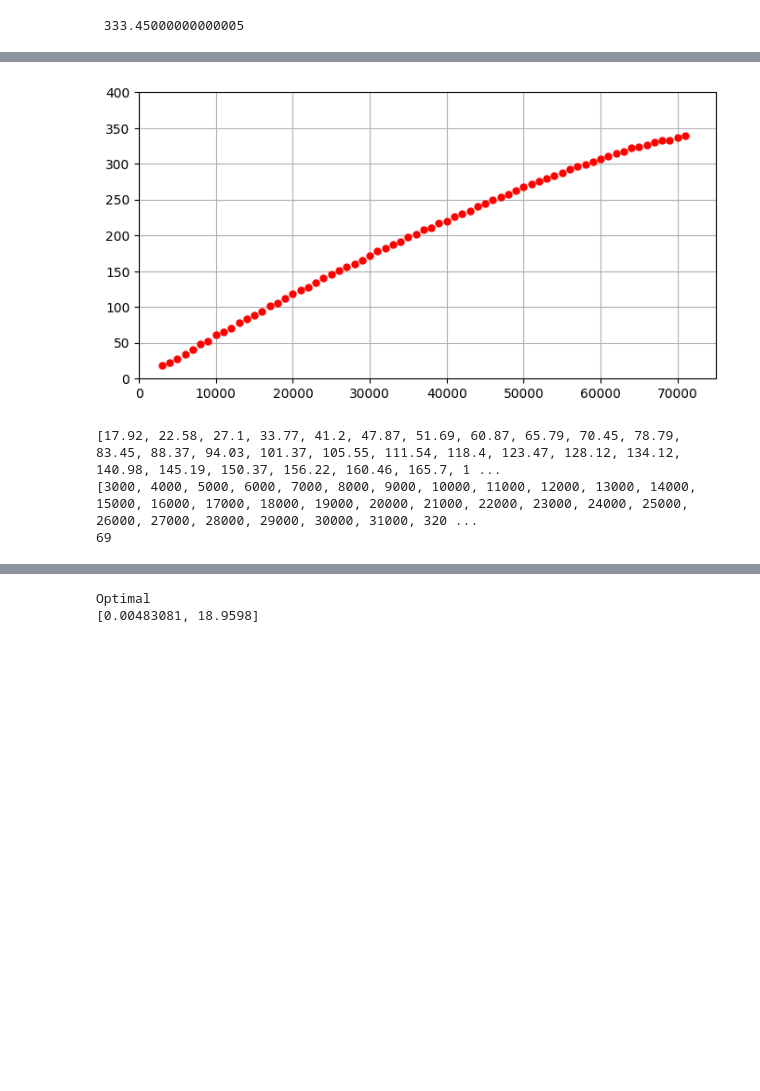
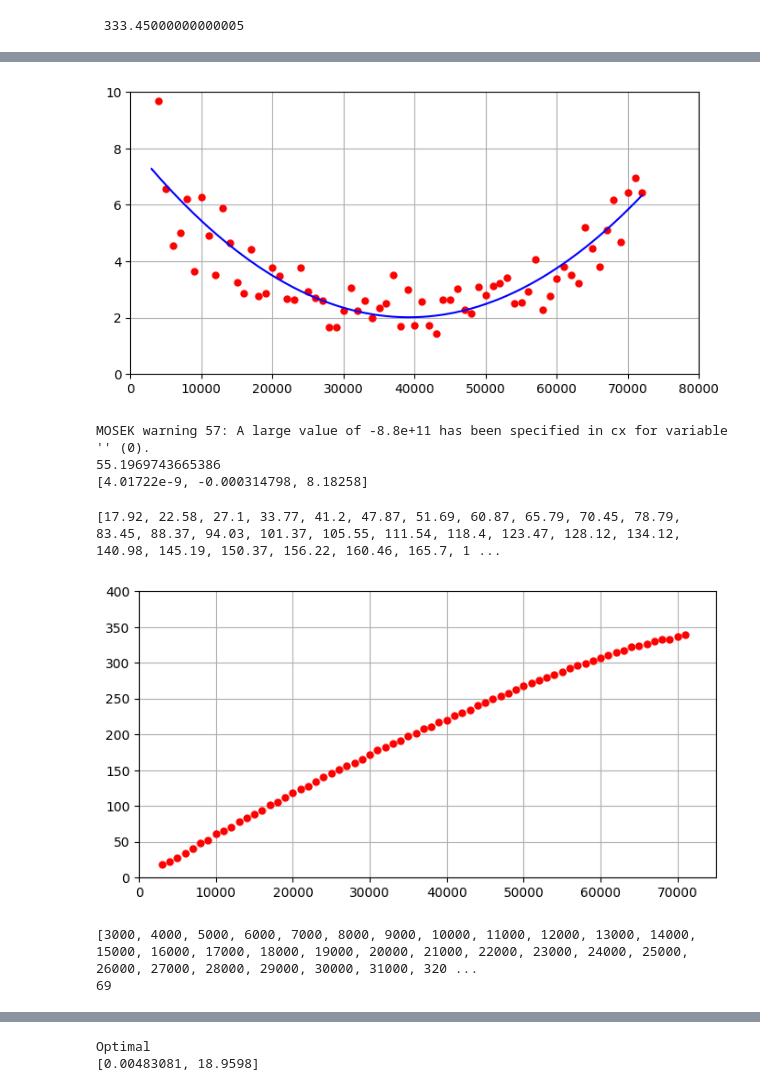
Before and after one commit to Shabehehe/524Final, a Jupyter notebook: Optimize.ipynb, the cells around one changed output, grey strips where cells are left out. Drawn from its saved outputs; the diff is of its cells as text; code cells hidden in the pictures; blank space fills up the shorter version.

```diff
--- a/Optimize.ipynb
+++ b/Optimize.ipynb
@@ -688,4 +673,43 @@ points = result[3:71]
+# %%
+m = Model(solver=MosekSolver(LOG=0))
+#m = Model(solver=GurobiSolver(OutputFlag=0))
+#m = Model(solver=GurobiSolver(OutputFlag=1,NumericFocus=2))    # extra option to do extra numerical conditioning
+#m = Model(solver=GurobiSolver(OutputFlag=1,BarHomogeneous=1))  # extra option to use alternative algorithms
+
+@variable(m, u[1:3])
+#@constraint(m, u[1] == 0)
+
+@objective(m, Min, sum(  ((y[i] - (u[1]*(x[i]^2) + u[2]*x[i] + u[3]))^2) for i in 1:69)  )
+
+status = solve(m)
+
+uopt = getvalue(u)
+#yopt = getvalue(y)
+
+using PyPlot
+npts = 70
+    newx = x #linspace(0,10,npts)
+newy = ones(npts)
+#ffine = ones(npts)
+for i in 1:npts
+        newy[i] = uopt[1]*x[i]^2+uopt[2]*x[i] + uopt[3] #uopt[1]*newx[i]^2 + uopt[2]*newx[2] + uopt[3]
+    end
+
+figure(figsize=(8,4))
+plot( x, y, "r.", markersize=10)
+plot( newx, newy, "b-")
+axis([0,80000,0,10])
+grid()
+println(getobjectivevalue(m))
+
+println(getvalue(u))
+# %% [output]
+[figure, added]
+MOSEK warning 57: A large value of -8.8e+11 has been specified in cx for variable '' (0).
+55.1969743665386
+[4.01722e-9, -0.000314798, 8.18258]
 # %%
+points = result[3:71]
 y = points
 x = collect(3000:1000:71000)
 println(y)
@@ -697,8 +721,8 @@ plot(x,y,"r.", markersize=10)
 axis([0,75000,0,400])
 grid("on")
 # %% [output]
+[17.92, 22.58, 27.1, 33.77, 41.2, 47.87, 51.69, 60.87, 65.79, 70.45, 78.79, 83.45, 88.37, 94.03, 101.37, 105.55, 111.54, 118.4, 123.47, 128.12, 134.12, 140.98, 145.19, 150.37, 156.22, 160.46, 165.7, 1 ...
 [figure]
-[17.92, 22.58, 27.1, 33.77, 41.2, 47.87, 51.69, 60.87, 65.79, 70.45, 78.79, 83.45, 88.37, 94.03, 101.37, 105.55, 111.54, 118.4, 123.47, 128.12, 134.12, 140.98, 145.19, 150.37, 156.22, 160.46, 165.7, 1 ...
-[3000, 4000, 5000, 6000, 7000, 8000, 9000, 10000, 11000, 12000, 13000, 14000, 15000, 16000, 17000, 18000, 19000, 20000, 21000, 22000, 23000, 24000, 25000, 26000, 27000, 28000, 29000, 30000, 31000, 320 ...
-69
+[3000, 4000, 5000, 6000, 7000, 8000, 9000, 10000, 11000, 12000, 13000, 14000, 15000, 16000, 17000, 18000, 19000, 20000, 21000, 22000, 23000, 24000, 25000, 26000, 27000, 28000, 29000, 30000, 31000, 320 ...
+69
 # %%
```
Also changed, not shown: parts of 7 cells of this notebook, 1 other file.
